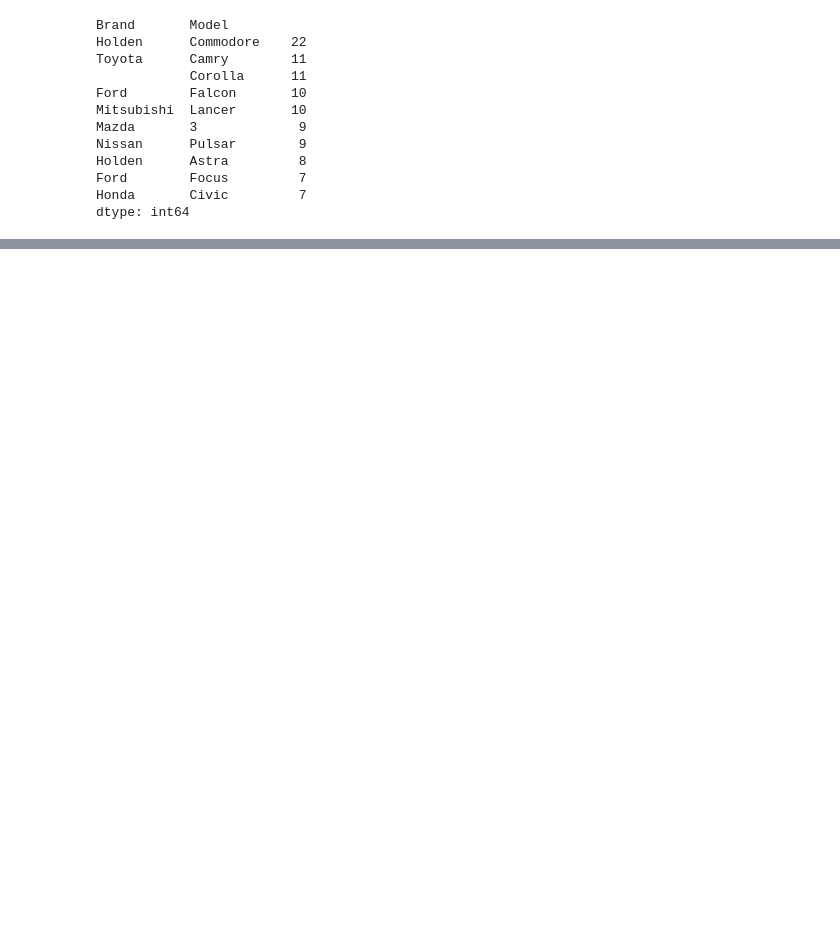
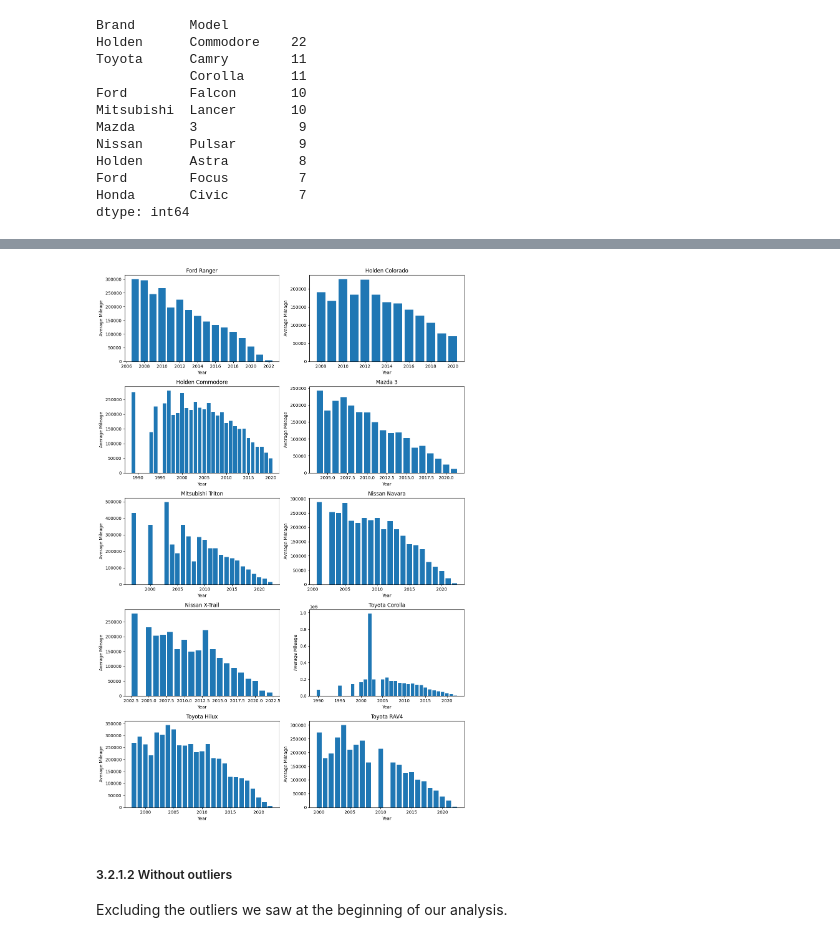
Before and after one commit to thaynanff/Data-Science-Projects, a Jupyter notebook: Data Science and Analytics/8. Australian Automotive Market/Australian Automotive Market.ipynb, the cells around one changed output, grey strips where cells are left out. Saved outputs shown, nothing was run; the diff lists cells and outputs as text; code cells hidden in the pictures; blank space fills up the shorter version.

```diff
--- a/Data Science and Analytics/8. Australian Automotive Market/Australian Automotive Market.ipynb
+++ b/Data Science and Analytics/8. Australian Automotive Market/Australian Automotive Market.ipynb
@@ -375,0 +467,40 @@ dtype: int64
+# %%
+# creatting the dataframe with the 10 most advertised cars
+AverageMi2 = Top10_NoLimit
+
+# creating a new colunm with the brand and model together
+AverageMi2['Brand_Model'] = AverageMi2[['Brand', 'Model']].apply(' '.join, axis=1)
+
+# getting just the colunms we will use
+AverageMi2 = AverageMi2.loc[:, ['Brand_Model', 'Year', 'Kilometers']]
+
+# grouping the dataset and adding a colunm with the average kilometers per brand/model and Year
+AverageMi2 = AverageMi2.groupby(['Brand_Model', 'Year'])['Kilometers'].mean().round(2).reset_index(name='Average_Mileage')
+# %%
+fig, axs = plt.subplots(5,2, figsize=(12, 18))
+
+# Iterate over each Brand_Model
+for i, brand_model in enumerate(AverageMi2['Brand_Model'].unique()):
+    row = i // 2
+    col = i % 2
+
+    # Filter data for the current Brand_Model
+    brand_model_data = AverageMi2[AverageMi2['Brand_Model'] == brand_model]
+
+    # Plot the count per year
+    axs[row, col].bar(brand_model_data['Year'], brand_model_data['Average_Mileage'])
+    axs[row, col].set_title(brand_model)
+    axs[row, col].set_xlabel('Year')
+    axs[row, col].set_ylabel('Average Mileage')
+
+# Adjust spacing between subplots
+plt.tight_layout()
+
+# Show the plot
+plt.show()
+# %% [output]
+[figure, added]
+# %% [markdown]
+##### 3.2.1.2 Without outliers
+
+Excluding the outliers we saw at the beginning of our analysis.
```
Also changed, not shown: parts of 10 cells of this notebook.
